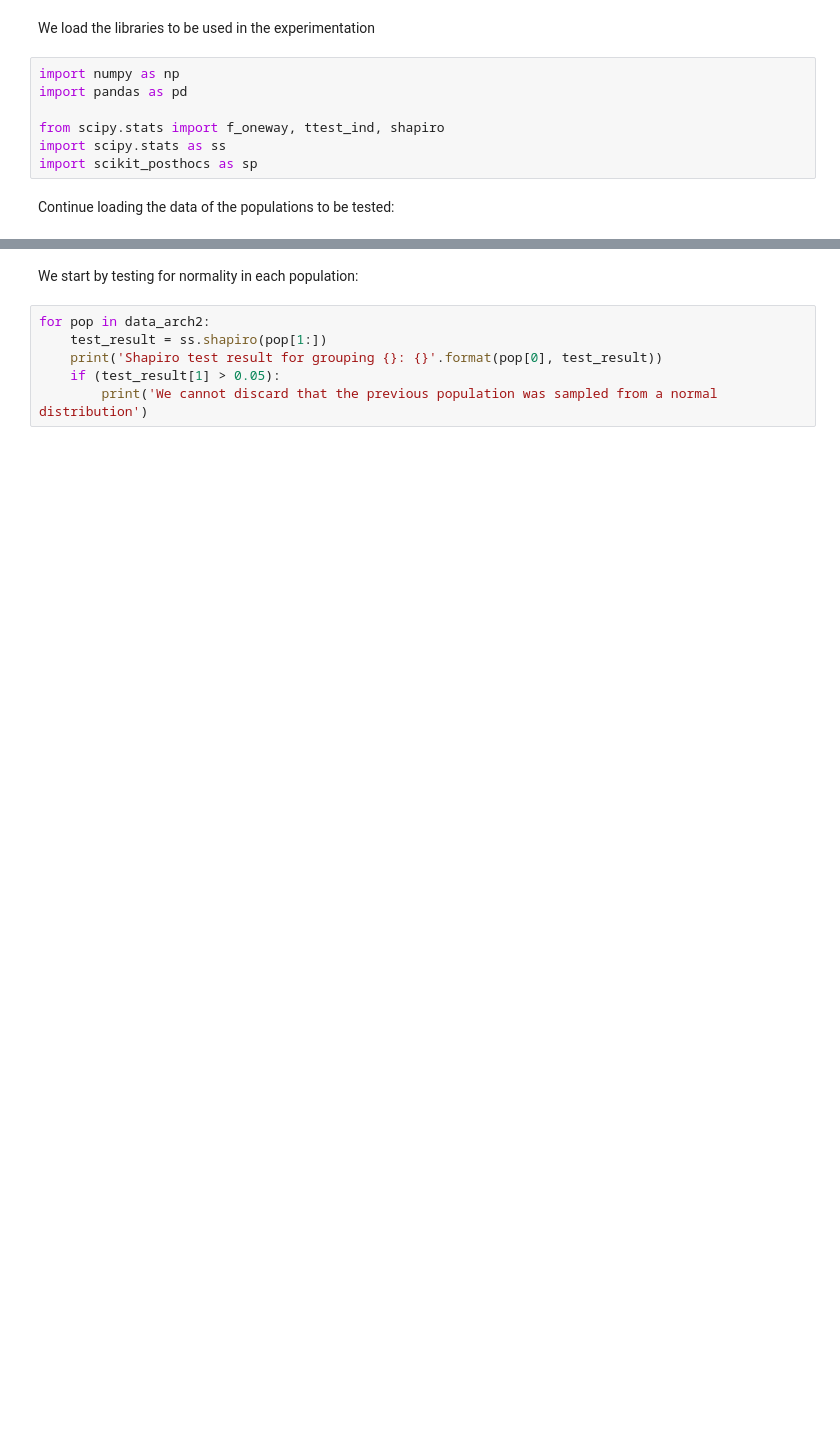
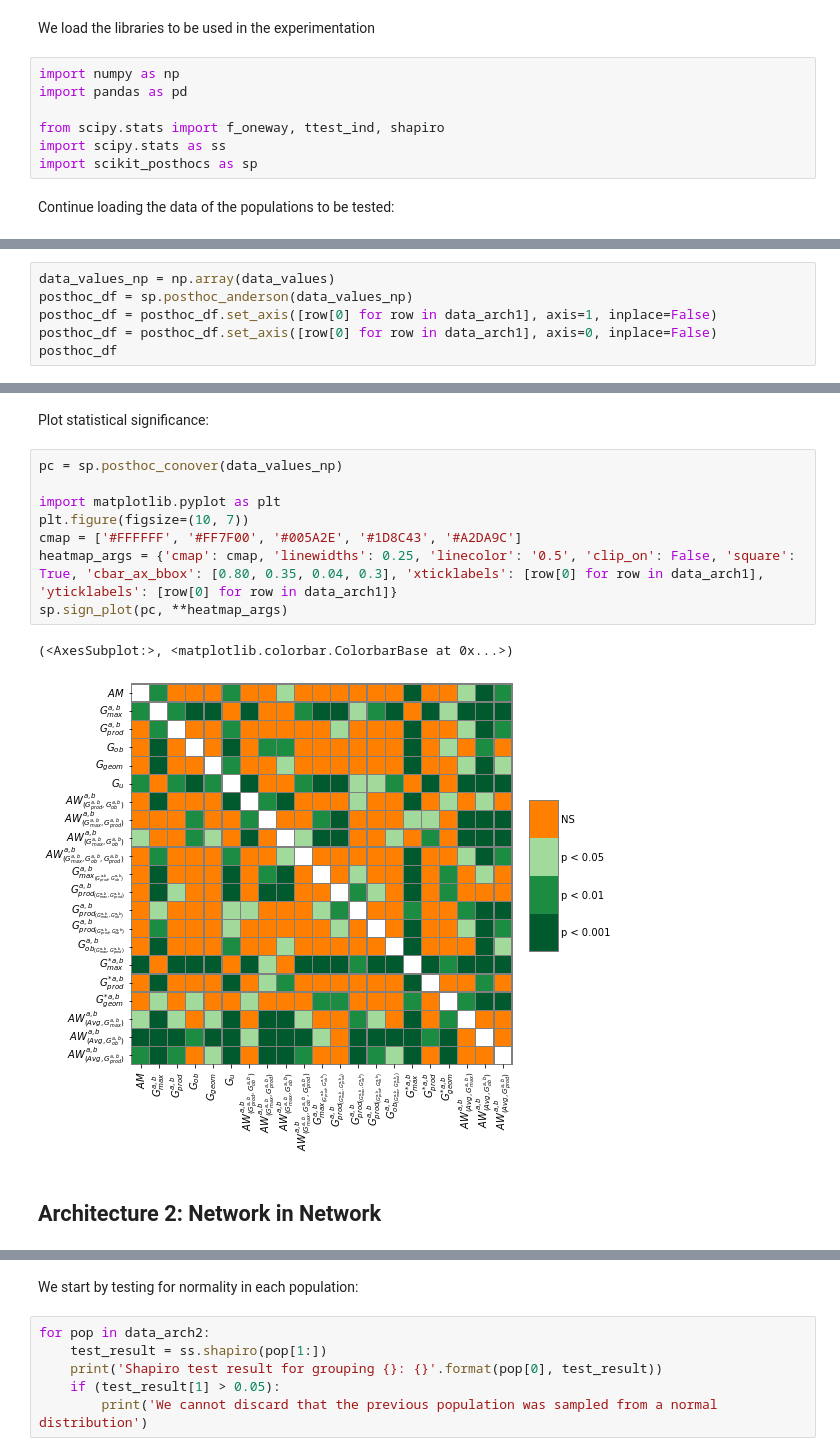
Before and after one commit to iosurodri/overlapsAndGroupings, a Jupyter notebook: src/notebooks/statistical_tests_groupings.ipynb, the cells around one changed output, grey strips where cells are left out. Cells and saved outputs as stored; diff of their text form; blank space fills up the shorter version.

```diff
--- a/src/notebooks/statistical_tests_groupings.ipynb
+++ b/src/notebooks/statistical_tests_groupings.ipynb
@@ -36,0 +103,6 @@ ValueError: 6 columns passed, passed data had 11 columns
+# %%
+data_values_np = np.array(data_values)
+posthoc_df = sp.posthoc_anderson(data_values_np)
+posthoc_df = posthoc_df.set_axis([row[0] for row in data_arch1], axis=1, inplace=False)
+posthoc_df = posthoc_df.set_axis([row[0] for row in data_arch1], axis=0, inplace=False)
+posthoc_df
@@ -36,0 +128,15 @@ ValueError: 6 columns passed, passed data had 11 columns
+# %% [markdown]
+Plot statistical significance:
+# %%
+pc = sp.posthoc_conover(data_values_np)
+
+import matplotlib.pyplot as plt
+plt.figure(figsize=(10, 7))
+cmap = ['#FFFFFF', '#FF7F00', '#005A2E', '#1D8C43', '#A2DA9C']
+heatmap_args = {'cmap': cmap, 'linewidths': 0.25, 'linecolor': '0.5', 'clip_on': False, 'square': True, 'cbar_ax_bbox': [0.80, 0.35, 0.04, 0.3], 'xticklabels': [row[0] for row in data_arch1], 'yticklabels': [row[0] for row in data_arch1]}
+sp.sign_plot(pc, **heatmap_args)
+# %% [output]
+(<AxesSubplot:>, <matplotlib.colorbar.ColorbarBase at 0x...>)
+[figure, added]
+# %% [markdown]
+## Architecture 2: Network in Network
```
Also changed, not shown: parts of 20 cells of this notebook.
